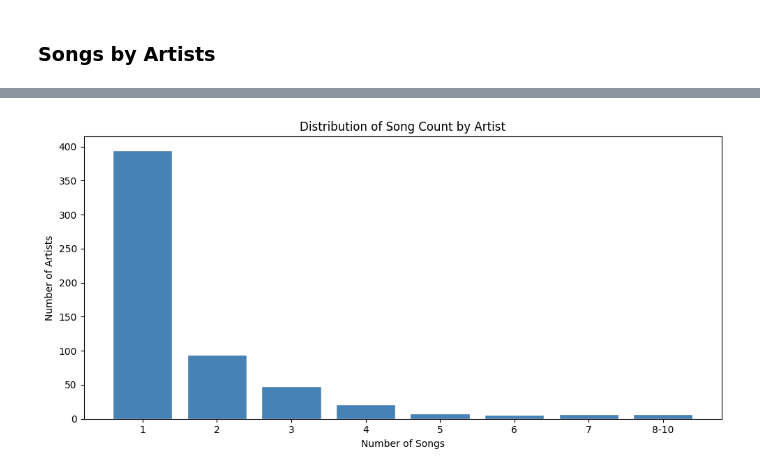
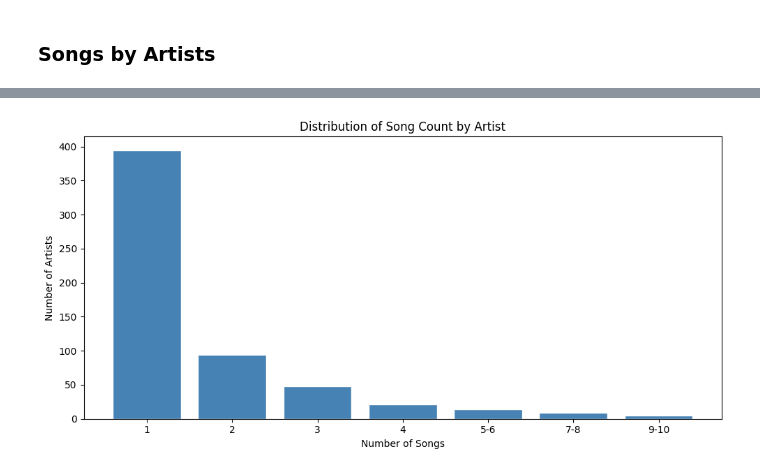
Before and after one commit to kaseymallette/music-taste-profile, a Jupyter notebook: 01_exploratory_analysis.ipynb, the cells around one changed output, grey strips where cells are left out. Saved outputs shown, nothing was run; the diff lists cells and outputs as text; code cells hidden in the pictures.

Commit message:
Commit song count by artist

```diff
--- a/01_exploratory_analysis.ipynb
+++ b/01_exploratory_analysis.ipynb
@@ -73,27 +117,28 @@ df_artists
 # %%
-# Bin counts: 1-5 stay individual, 6-10 merged
+# Bin counts: 1-4 stay individual, 5-6, 7-8, 9-10 merged
 def bin_count(x):
-    if x <= 7:
+    if x <= 4:
         return str(x)
+    elif x <= 6:
+        return '5-6'
+    elif x <= 8:
+        return '7-8'
     elif x <= 10:
-        return '8-10'
+        return '9-10'
     else:
-        return '11+'  # in case there are any
+        return '11+'
 
 df_artists['Bin'] = df_artists['Count'].apply(bin_count)
 
-# Define order explicitly
-bin_order = ['1', '2', '3', '4', '5', '6', '7', '8-10']
+bin_order = ['1', '2', '3', '4', '5-6', '7-8', '9-10']
 freq = df_artists['Bin'].value_counts().reindex(bin_order, fill_value=0)
 
 plt.figure(figsize=(10, 5))
 plt.bar(freq.index, freq.values, color='steelblue', edgecolor='white')
-
 plt.xlabel('Number of Songs')
 plt.ylabel('Number of Artists')
 plt.title('Distribution of Song Count by Artist')
-
 plt.tight_layout()
 plt.show()
 # %% [output]
-[figure, old version]
+[figure, new version]
```
Also changed, not shown: parts of 11 cells of this notebook, 2 other files.
